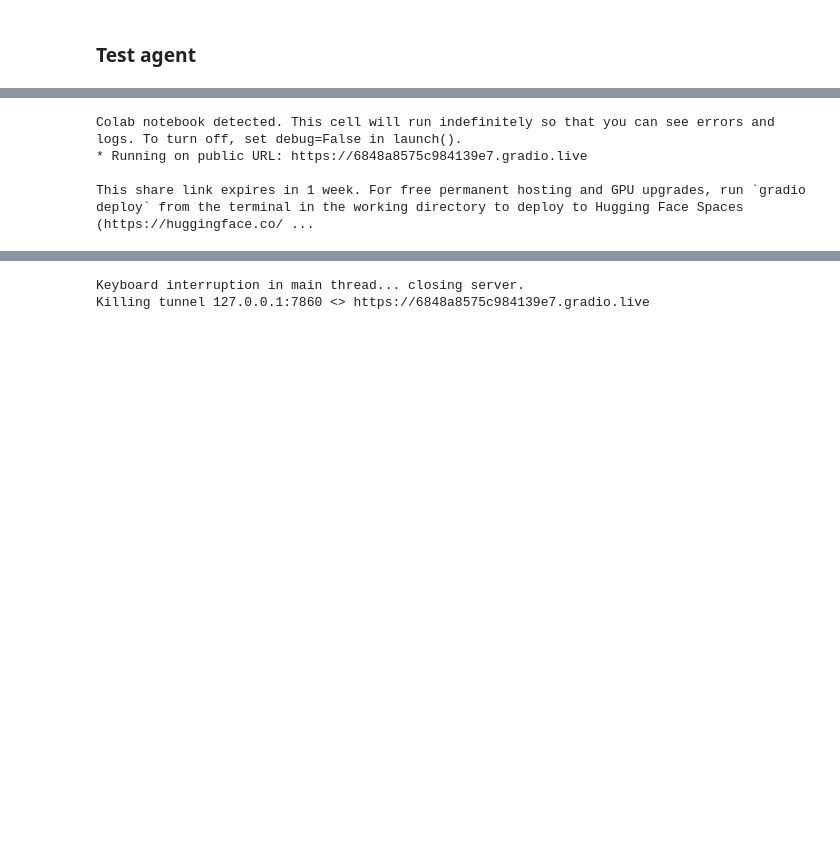
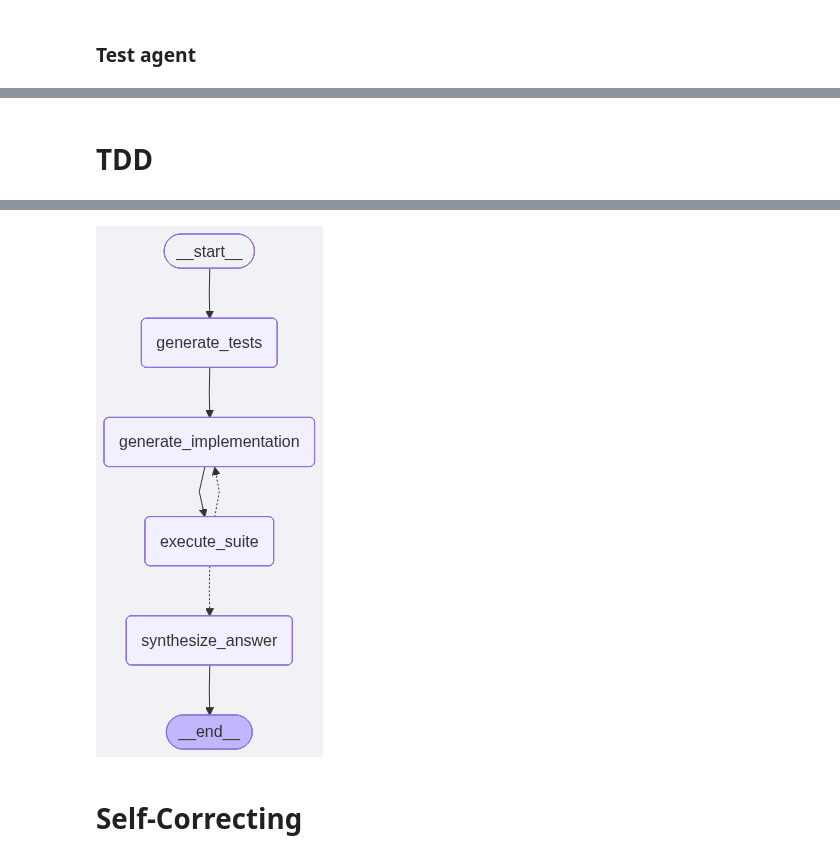
Before and after one commit to Swag369/A.C.E, a Jupyter notebook: REPL_Agent_with_UI_and_rag.ipynb, the cells around one changed output, grey strips where cells are left out. Drawn from its saved outputs; the diff is of its cells as text; code cells hidden in the pictures; blank space fills up the shorter version.

Commit message:
NEED FIX: self-correct and ACE full

````diff
--- a/REPL_Agent_with_UI_and_rag.ipynb
+++ b/REPL_Agent_with_UI_and_rag.ipynb
@@ -757,6 +629,8 @@ Killing tunnel 127.0.0.1:7860 <> https://ce8e17a6ea8d2a78b1.gradio.live
+# %% [markdown]
+# TDD
 # %%
 
-!pip install -qU gradio langchain-groq langgraph langchain-core pydantic rich
+# !pip install -qU gradio langchain-groq langgraph langchain-core pydantic rich
 
 import gradio as gr
 import os
@@ -962,66 +836,5 @@ builder.add_conditional_edges(
 builder.add_edge("synthesize_answer", END)
 
 tdd_graph = builder.compile()
-
-
-
-def run_tdd_agent(goal: str):
-    """Wrapper to run graph and format output for UI"""
-    initial_state = TDDState(goal=goal)
-    final_state = tdd_graph.invoke(initial_state)
-
-    test_display = f"### Generated Test Suite\n```python\n{final_state['test_code']}\n```"
-
-
-    impl_display = f"###  Implementation\n```python\n{final_state['impl_code']}\n```"
-
-
-    logs = final_state['execution_result']
-
-    if final_state['error'] is None:
-        status_msg = " ALL TESTS PASSED"
-    else:
-        status_msg = " TESTS FAILED (Max retries reached)"
-
-    final_report = f"# {status_msg}\n\n**Agent Summary:** {final_state['final_answer']}"
-
-    return test_display, impl_display, logs, final_report
-
-with gr.Blocks(title="TDD Code Agent") as demo:
-    gr.Markdown("# A.C.E - Agentic Coding Engine ")
-    gr.Markdown("I will generate **Edge Case Tests** first, then write code to pass them.")
-
-    with gr.Row():
-        goal_input = gr.Textbox(label="Programming Goal", placeholder="e.g. Implement a function to find the longest palindrome", lines=2)
-        run_btn = gr.Button("Run TDD Cycle", variant="primary")
-
-    with gr.Row():
-        with gr.Column(scale=1):
-            gr.Markdown("### Step 1: Tests")
-            out_tests = gr.Markdown()
-        with gr.Column(scale=1):
-            gr.Markdown("### Step 2: Solution")
-            out_impl = gr.Markdown()
-
-    with gr.Row():
-         with gr.Column():
-            gr.Markdown("### Execution Output (unittest)")
-
-            out_logs = gr.Textbox(label="Terminal Output", lines=10, interactive=False)
-         with gr.Column():
-            gr.Markdown("### Final Status")
-            out_final = gr.Markdown()
-
-    run_btn.click(
-        fn=run_tdd_agent,
-        inputs=[goal_input],
-        outputs=[out_tests, out_impl, out_logs, out_final]
-    )
-
-if __name__ == "__main__":
-    demo.launch(share=True, debug=True)
+get_graph_figure(tdd_graph, "tdd_agent.png")
 # %% [output]
-Colab notebook detected. This cell will run indefinitely so that you can see errors and logs. To turn off, set debug=False in launch().
-* Running on public URL: https://6848a8575c984139e7.gradio.live
-
-This share link expires in 1 week. For free permanent hosting and GPU upgrades, run `gradio deploy` from the terminal in the working directory to deploy to Hugging Face Spaces (https://huggingface.co/ ...
@@ -1029,2 +841 @@ This share link expires in 1 week. For free permanent hosting and GPU upgrades,
-Keyboard interruption in main thread... closing server.
-Killing tunnel 127.0.0.1:7860 <> https://6848a8575c984139e7.gradio.live
+[figure, added]
@@ -1030,0 +900,2 @@ Killing tunnel 127.0.0.1:7860 <> https://6848a8575c984139e7.gradio.live
+# %% [markdown]
+# Self-Correcting
````
Also changed, not shown: parts of 22 cells of this notebook, 5 other files.
